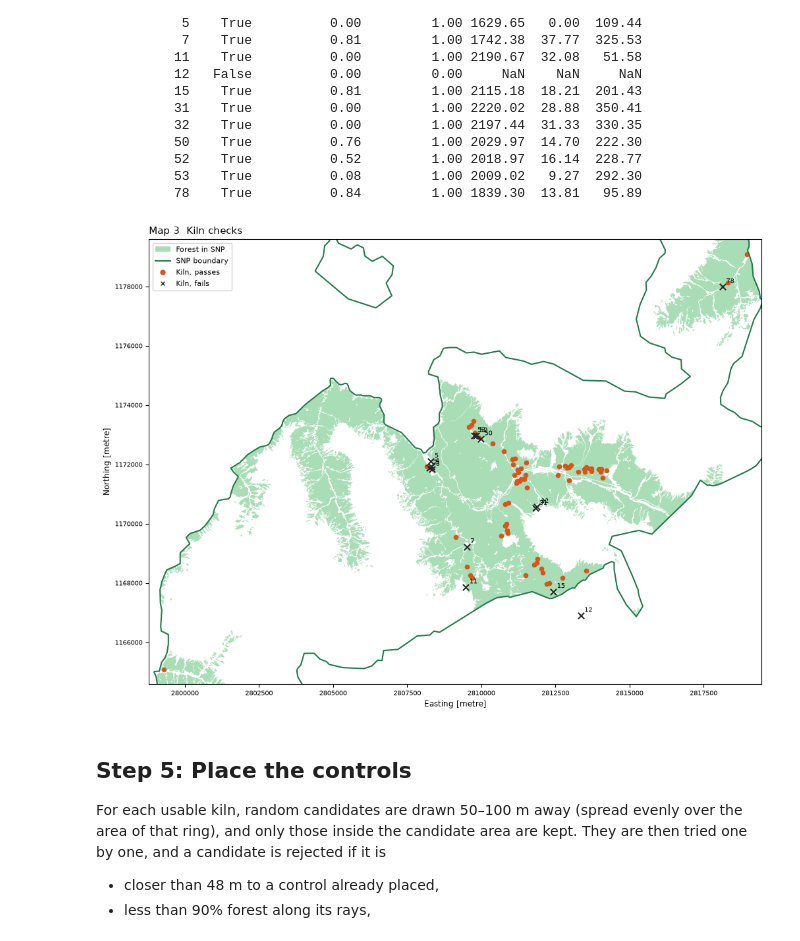
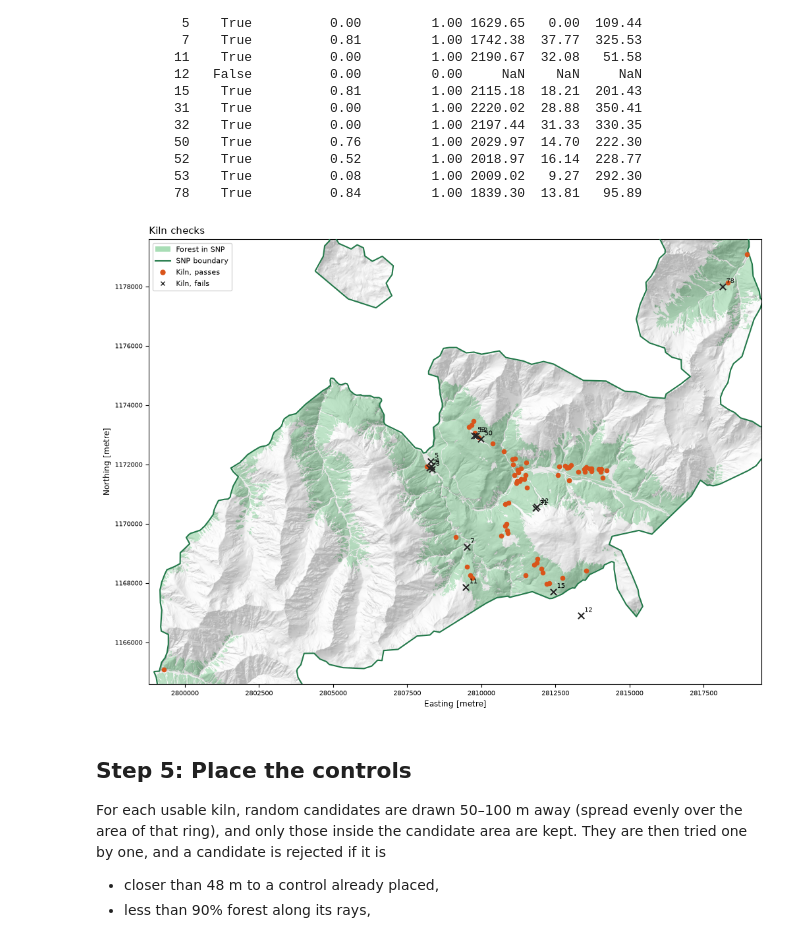
Before and after one commit to fabianott/GEO-715-Project, a Jupyter notebook: new testfolder/control_points.ipynb, the cells around one changed output. Saved outputs shown, nothing was run; the diff lists cells and outputs as text; code cells hidden in the pictures.

```diff
--- a/new testfolder/control_points.ipynb
+++ b/new testfolder/control_points.ipynb
@@ -32,6 +32,8 @@ from matplotlib.lines import Line2D
 import rasterio
 from rasterio.windows import from_bounds
 from rasterio.enums import Resampling
+from rasterio.features import geometry_mask
+from rasterio.transform import from_bounds as grid_transform
 from shapely import contains_xy, prepare
 from shapely.geometry import Point, LineString, box
 
@@ -69,6 +71,8 @@ FLAT_SLOPE = 5         # degrees; below this, aspect is meaningless
 OUT_AREA = "control_area_2056.gpkg"
 OUT_POINTS = "controls_2056.gpkg"
 OUT_KILN_CHECK = "kiln_checks_2056.csv"
+FIG_DIR = Path("figures")         # relative to the notebook
+FIG_DIR.mkdir(exist_ok=True)
 
 # --- maps ---------------------------------------------------------------------
 COLSCHEME = {
@@ -202,7 +206,7 @@ def add_inset(ax, view=VIEW, width=1.3/6, height=1.3/4, pad=0.01):
     return ins
 
 
-def add_hillshade(ax, bounds=VIEW, azimuth=315, altitude=45, alpha=0.6, max_px=2000):
+def add_hillshade(ax, bounds=VIEW, azimuth=315, altitude=45, alpha=0.35, max_px=2000, clip=None):
     """Hillshade of the DTM under the map layers. Sun from the north-west (azimuth 315°),
     45° above the horizon, the usual cartographic convention."""
     with rasterio.open(DTM_FILE) as src:
@@ -221,8 +225,21 @@ def add_hillshade(ax, bounds=VIEW, azimuth=315, altitude=45, alpha=0.6, max_px=2
     az, alt = np.radians(azimuth), np.radians(altitude)
     shade = np.sin(alt) * np.cos(slope) + np.cos(alt) * np.sin(slope) * np.cos(az - aspect)
 
-    ax.imshow(np.clip(shade, 0, 1), cmap="gray", vmin=0, vmax=1, alpha=alpha,
-              extent=(bounds[0], bounds[2], bounds[1], bounds[3]), origin="upper", zorder=0)
+    shade = np.clip(shade, 0, 1)
+    if clip is not None:
+        geoms = list(clip.geometry) if hasattr(clip, "geometry") else [clip]
+        outside = geometry_mask(geoms, out_shape=shade.shape,
+                                transform=grid_transform(*bounds, shade.shape[1], shade.shape[0]))
+        shade[outside] = np.nan                          # NaN is drawn transparent
+
+    ax.imshow(shade, cmap="gray", vmin=0, vmax=1, alpha=alpha,
+              extent=(bounds[0], bounds[2], bounds[1], bounds[3]), origin="upper", zorder=2)
+
+
+def save_map(fig, name, formats=("png", "pdf")):
+    """Save a figure as figures/<name>.png and .pdf."""
+    for fmt in formats:
+        fig.savefig(FIG_DIR / f"{name}.{fmt}", dpi=300, bbox_inches="tight")
 # %% [markdown]
 ## Step 1: Load the layers
 Everything is brought into LV95 (EPSG:2056), so distances are in metres. The forest layer is only read around the park.
@@ -278,6 +295,8 @@ add_inset(ax)
 The forest polygons are repaired (TLM layers often contain a few invalid polygons), fused into one shape and cut to the park boundary. This shape is what "in forest" means for both the kilns and the controls.
 # %%
 forest["geometry"] = forest.make_valid()
+forest = forest.explode(index_parts=False)             # split mixed geometries into single parts
+forest = forest[forest.geom_type == "Polygon"]         # keep only the polygons
 park = union(snp)
 forest_park = union(forest).intersection(park)
 prepare(forest_park)                      # makes the many point tests below fast
@@ -361,15 +380,17 @@ Kilns that fail (no controls, leave out of the analysis too):
           78    True          0.84         1.00 1839.30  13.81   95.89
 # %%
 fig, ax = plt.subplots(figsize=(12, 9))
+add_hillshade(ax, alpha=0.3, bounds=OVERVIEW, clip=snp)
 draw(ax, [
     (forest_park_gdf, dict(color=C_FOREST, label="Forest in SNP")),
     (snp_line, dict(color=C_SNP, linewidth=1.5, label="SNP boundary")),
     (kilns[kilns["usable"]], dict(color=C_KILN, markersize=20, label="Kiln, passes")),
     (kilns[~kilns["usable"]], dict(color="0.15", marker="x", markersize=45, label="Kiln, fails")),
-], "Map 3  Kiln checks", OVERVIEW, legend_loc="upper left")
+], "Kiln checks", OVERVIEW, legend_loc="upper left")
 label_points(ax, kilns[~kilns["usable"]], ID_COLUMN, OVERVIEW)
+save_map(fig, "map3_kiln_checks")
 # %% [output]
-[figure, old version]
+[figure, new version]
 # %% [markdown]
 ## Step 5: Place the controls
 For each usable kiln, random candidates are drawn 50–100 m away (spread evenly over the area of that ring), and only those inside the candidate area are kept. They are then tried one by one, and a candidate is rejected if it is
```
Also changed, not shown: parts of 4 cells of this notebook, 6 other files.
